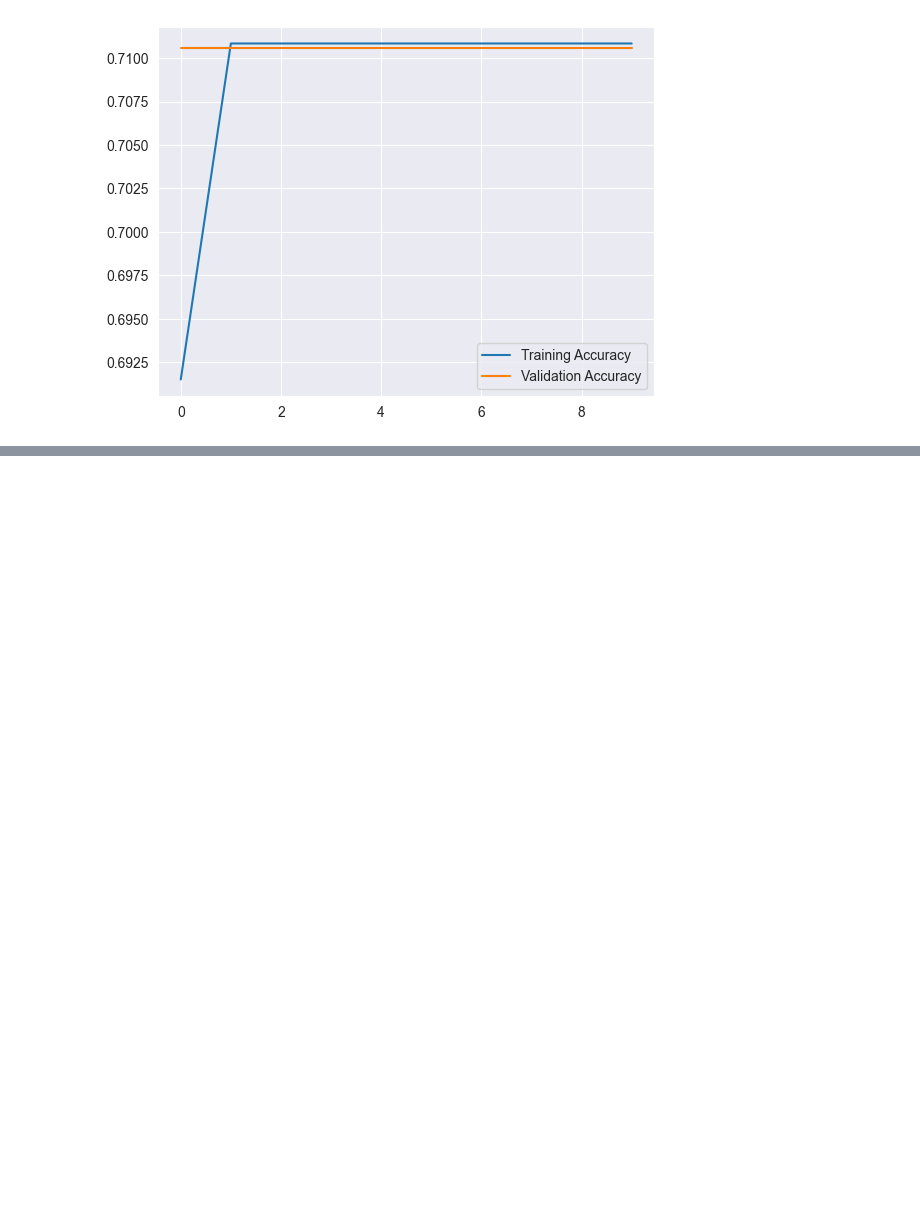
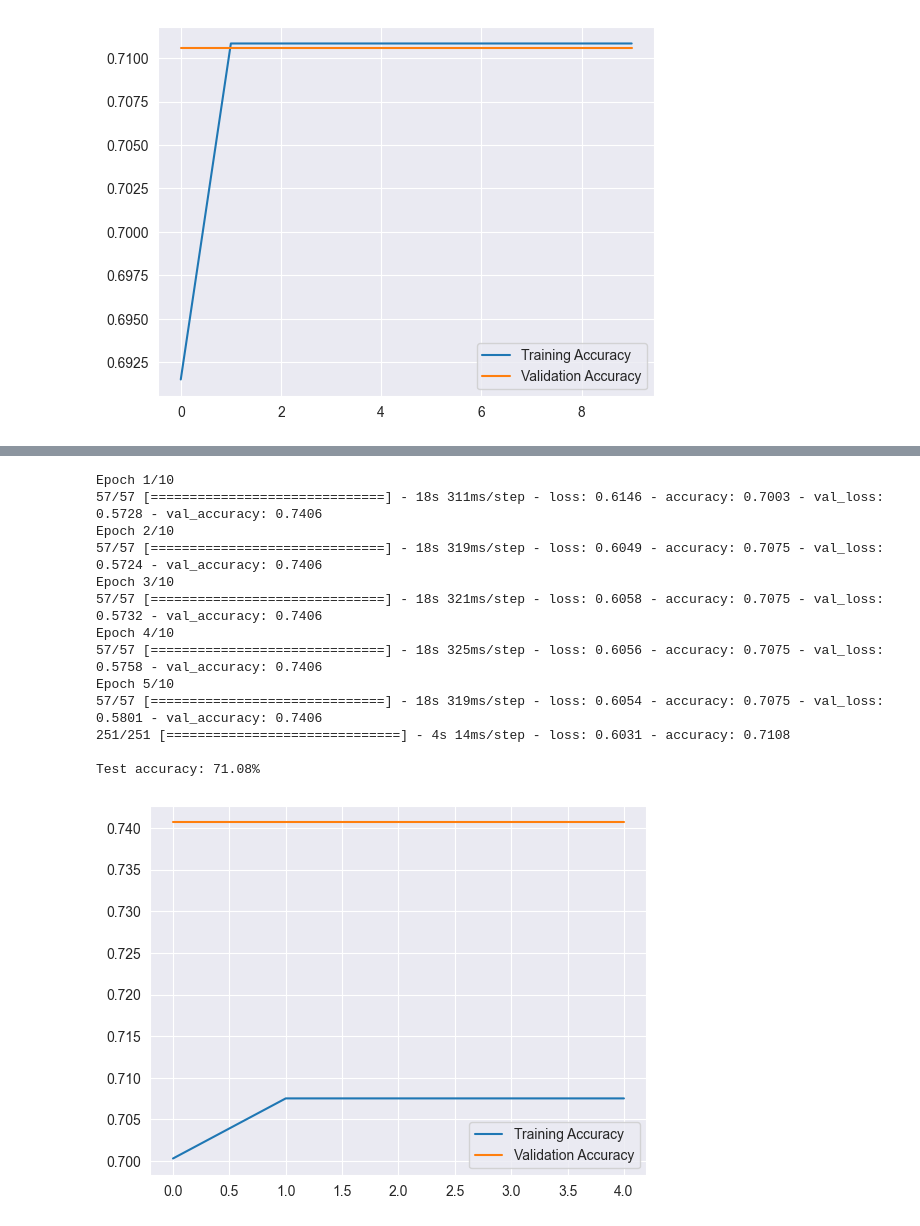
Before and after one commit to frdrckaman/DataProcessing, a Jupyter notebook: Assignment1_date_17_01_2024.ipynb, the cells around one changed output, grey strips where cells are left out. Saved outputs shown, nothing was run; the diff lists cells and outputs as text; code cells hidden in the pictures; blank space fills up the shorter version.

```diff
--- a/Assignment1_date_17_01_2024.ipynb
+++ b/Assignment1_date_17_01_2024.ipynb
@@ -216,3 +224,47 @@ F1-Score: 0.00%
     accuracy                           0.71      2004
    macro avg       0.86      0.50      0.42      2004
 weighted avg       0.79      0.71      0.59      2004
+# %%
+from sklearn.preprocessing import LabelEncoder
+from keras.layers import Embedding, SpatialDropout1D, GRU, Dense
+
+# Model
+gru_units = 64
+model = Sequential()
+model.add(Embedding(input_dim=max_words, output_dim=embedding_dim, input_length=max_len))
+model.add(SpatialDropout1D(0.2))
+model.add(GRU(units=gru_units, dropout=0.2, recurrent_dropout=0.2))
+model.add(Dense(units=1, activation='sigmoid'))
+
+label_encoder = LabelEncoder()
+y_encoded_train = label_encoder.fit_transform(y_train)
+y_encoded_test = label_encoder.transform(y_test)
+
+# Update the model output layer for binary classification
+model.compile(optimizer='adam', loss='binary_crossentropy', metrics=['accuracy'])
+
+history = model.fit(X_train, y_encoded_train, epochs=10, validation_split=0.1, batch_size=128, callbacks=[EarlyStopping(patience=3)])
+
+# Visualize training history
+loss, accuracy = model.evaluate(X_train, y_encoded_train)
+import matplotlib.pyplot as plt
+print(f'\nTest accuracy: {accuracy * 100:.2f}%')
+plt.plot(history.history['accuracy'], label='Training Accuracy')
+plt.plot(history.history['val_accuracy'], label='Validation Accuracy')
+plt.legend()
+plt.show()
+# %% [output]
+Epoch 1/10
+57/57 [==============================] - 18s 311ms/step - loss: 0.6146 - accuracy: 0.7003 - val_loss: 0.5728 - val_accuracy: 0.7406
+Epoch 2/10
+57/57 [==============================] - 18s 319ms/step - loss: 0.6049 - accuracy: 0.7075 - val_loss: 0.5724 - val_accuracy: 0.7406
+Epoch 3/10
+57/57 [==============================] - 18s 321ms/step - loss: 0.6058 - accuracy: 0.7075 - val_loss: 0.5732 - val_accuracy: 0.7406
+Epoch 4/10
+57/57 [==============================] - 18s 325ms/step - loss: 0.6056 - accuracy: 0.7075 - val_loss: 0.5758 - val_accuracy: 0.7406
+Epoch 5/10
+57/57 [==============================] - 18s 319ms/step - loss: 0.6054 - accuracy: 0.7075 - val_loss: 0.5801 - val_accuracy: 0.7406
+251/251 [==============================] - 4s 14ms/step - loss: 0.6031 - accuracy: 0.7108
+
+Test accuracy: 71.08%
+[figure, added]
```
Also changed, not shown: parts of 2 cells of this notebook.
